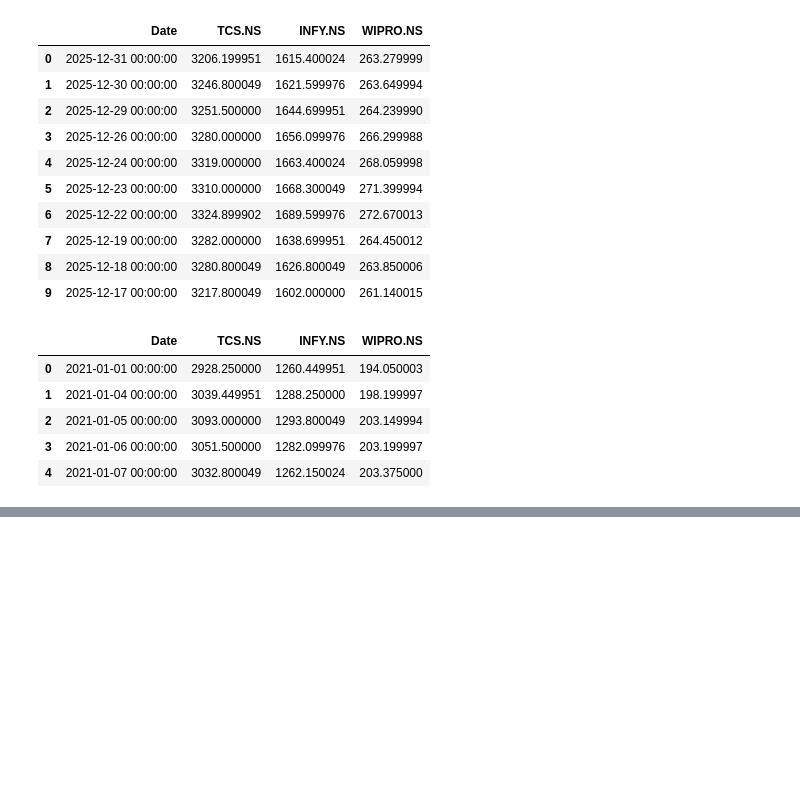
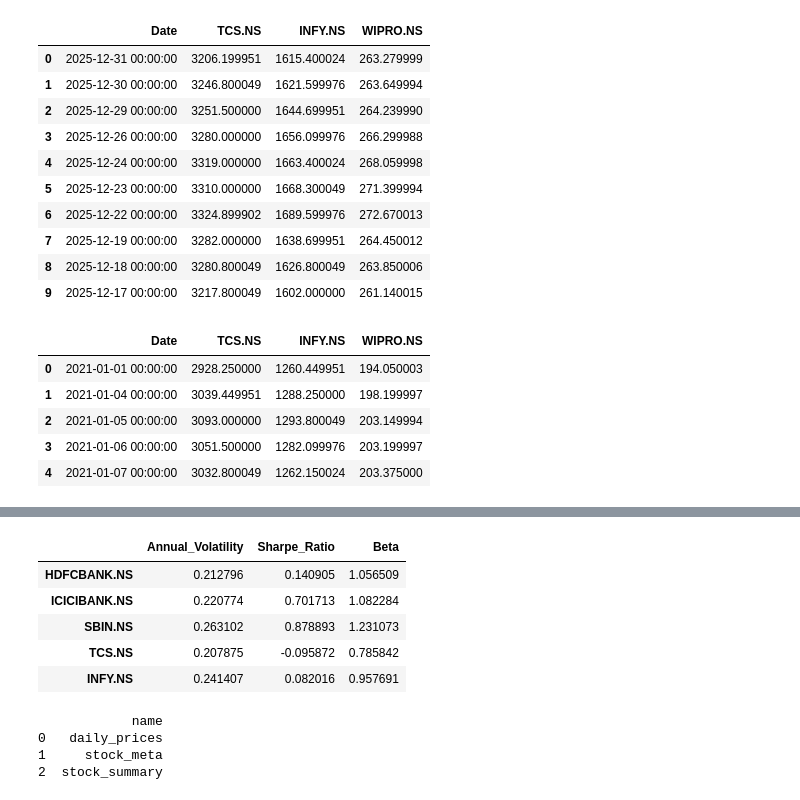
Before and after one commit to sanjeev21072024/portfolio-analytics, a Jupyter notebook: Portfolio Analysis.ipynb, the cells around one changed output, grey strips where cells are left out. Cells and saved outputs as stored; diff of their text form; code cells hidden in the pictures; blank space fills up the shorter version.

```diff
--- a/Portfolio Analysis.ipynb
+++ b/Portfolio Analysis.ipynb
@@ -263,0 +310,3 @@ it_prices.head()
+# %%
+annual_volatility = daily_returns.std() * np.sqrt(252)
+print(f'Annual Volatility:\n{annual_volatility}')
@@ -263,0 +330,6 @@ it_prices.head()
+# %%
+#Calculation of Sharpe Ratio
+risk_free_rate = 0.06 # Assuming 6% risk-free rate
+
+sharpe_ratios = (annualized_returns - risk_free_rate) / annual_volatility
+print(f'Sharpe Ratios:\n{sharpe_ratios.sort_values(ascending=False).head(10)}')
@@ -263,0 +351,9 @@ it_prices.head()
+# %%
+# Calculation of Beta (sensitivity to market movements)
+
+benchmark = '^NSEI'  # Nifty 50 index
+cov = daily_returns.cov()[benchmark]
+benchmark_var = daily_returns[benchmark].var()
+
+beta = cov / benchmark_var
+print(f'Beta Values:\n{beta.sort_values(ascending=False).head(10)}')
@@ -263,0 +421,17 @@ it_prices.head()
+# %%
+summary.head()
+# %% [output]
+|  | Annual_Volatility | Sharpe_Ratio | Beta |
+| HDFCBANK.NS | 0.212796 | 0.140905 | 1.056509 |
+| ICICIBANK.NS | 0.220774 | 0.701713 | 1.082284 |
+| SBIN.NS | 0.263102 | 0.878893 | 1.231073 |
+| TCS.NS | 0.207875 | -0.095872 | 0.785842 |
+| INFY.NS | 0.241407 | 0.082016 | 0.957691 |
+# %%
+tables = pd.read_sql("SELECT name FROM sqlite_master WHERE type='table'", conn)
+print(tables)
+# %% [output]
+            name
+0   daily_prices
+1     stock_meta
+2  stock_summary
```
Also changed, not shown: parts of 20 cells of this notebook.
